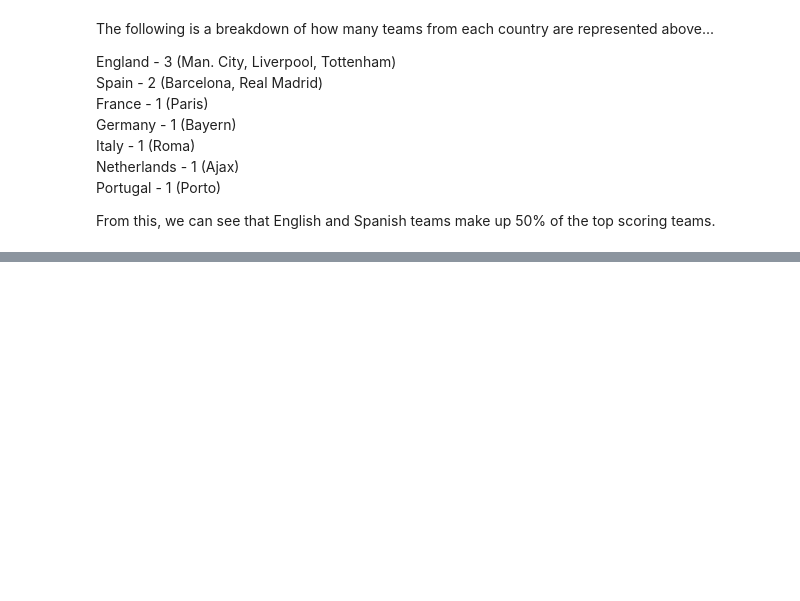
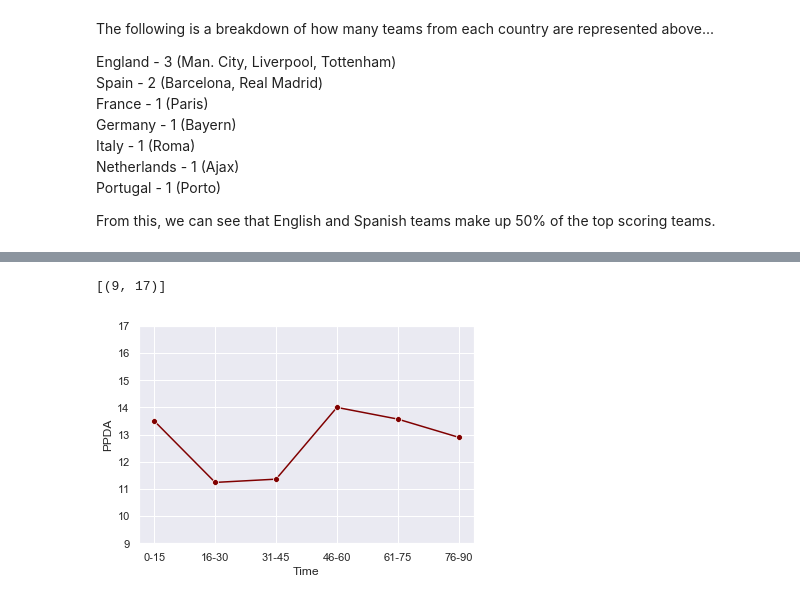
Before and after one commit to hchandra88/SoccerLeaguesAnalysis, a Jupyter notebook: Part2/UCL.ipynb, the cells around one changed output, grey strips where cells are left out. Cells and saved outputs as stored; diff of their text form; code cells hidden in the pictures; blank space fills up the shorter version.

```diff
--- a/Part2/UCL.ipynb
+++ b/Part2/UCL.ipynb
@@ -91,0 +100,7 @@ DataError: No numeric types to aggregate
+# %%
+LDF = pd.read_csv("PPDA/LiverpoolPPDA.csv")
+Liv = sns.lineplot(x="Time", y="PPDA", marker="o", color="maroon", data=LDF)
+Liv.set(ylim=(9, 17))
+# %% [output]
+[(9, 17)]
+[figure, added]
```
Also changed, not shown: parts of 16 cells of this notebook.
